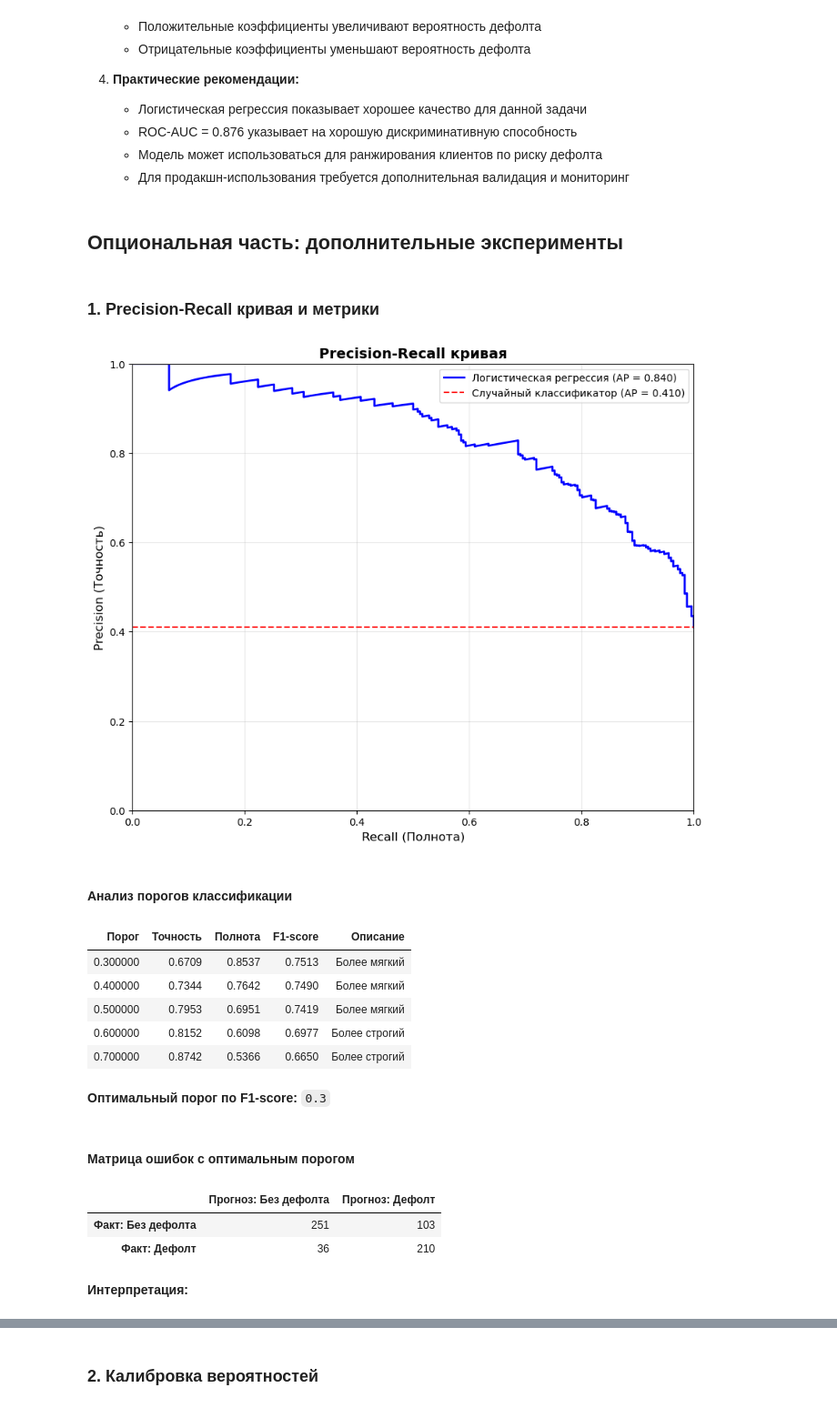
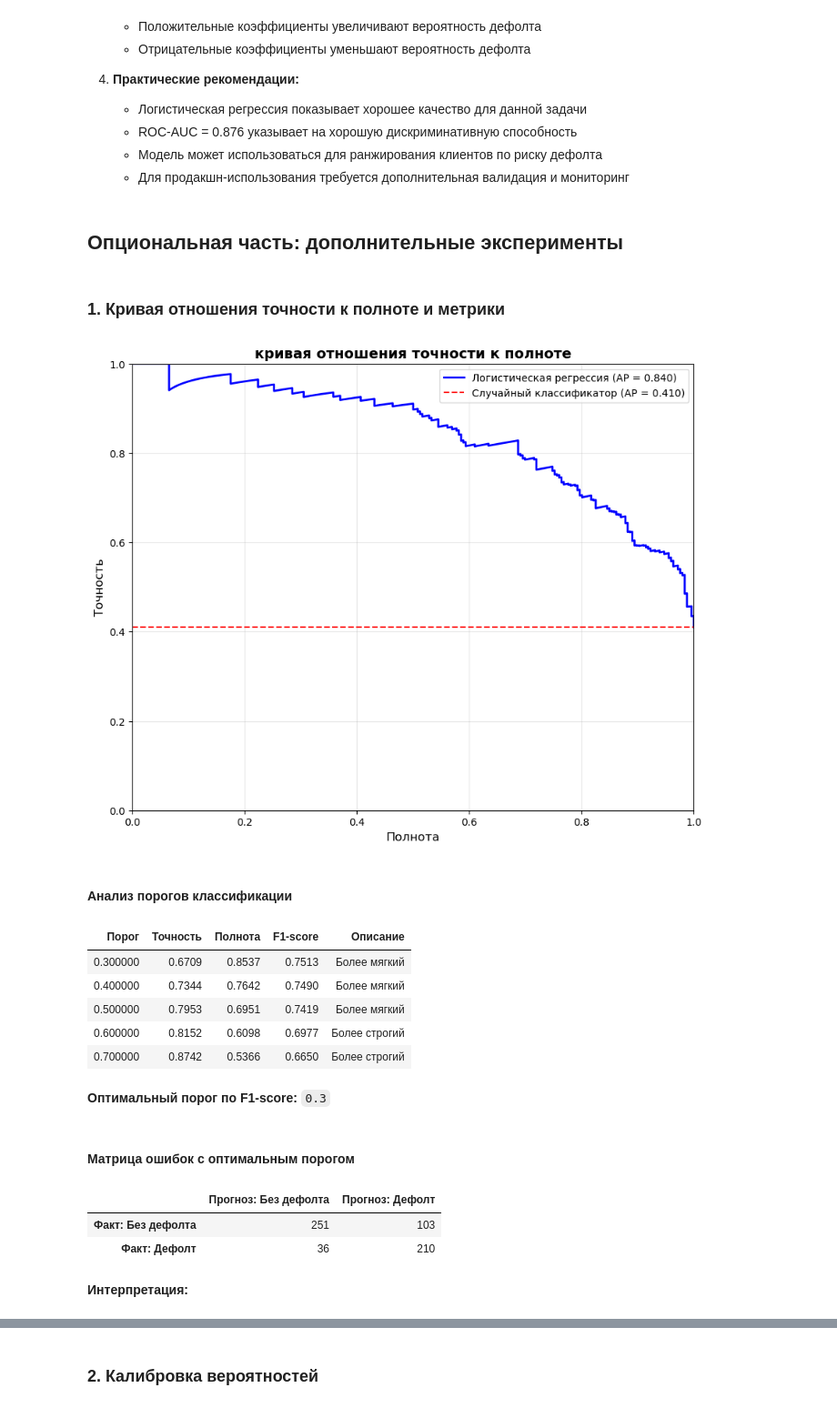
Before and after one commit to Undeadguy0/AI_ENGENIRING_PRACTICE, a Jupyter notebook: homeworks/HW05/HW05.ipynb, the cells around one changed output, grey strips where cells are left out. Shown at 91% size. Drawn from its saved outputs; the diff is of its cells as text; code cells hidden in the pictures.

```diff
--- a/homeworks/HW05/HW05.ipynb
+++ b/homeworks/HW05/HW05.ipynb
@@ -627,7 +627,7 @@ comparison_df.to_csv(results_save_path, index=False)
 # %%
 display(Markdown("##  Опциональная часть: дополнительные эксперименты"))
 
-display(Markdown("### 1.al Precision-Recl кривая и метрики"))
+display(Markdown("### 1. Кривая отношения точности к полноте и метрики"))
 
 from sklearn.metrics import precision_recall_curve, average_precision_score
 
@@ -676,35 +676,35 @@ for threshold in thresholds_to_test:
         'Описание': 'Более строгий' if threshold > 0.5 else 'Более мягкий'
     })
 
 threshold_df = pd.DataFrame(threshold_results)
 display(threshold_df.style.hide(axis='index'))
 
 # Находим оптимальный порог по F1-score
 best_idx = np.argmax([float(r['F1-score']) for r in threshold_results])
 best_threshold = thresholds_to_test[best_idx]
 display(Markdown(f"**Оптимальный порог по F1-score:** `{best_threshold}`"))
 
 # Применяем оптимальный порог
 y_pred_optimal = (y_proba_logreg >= best_threshold).astype(int)
 cm_optimal = confusion_matrix(y_test, y_pred_optimal)
 
 display(Markdown("#### Матрица ошибок с оптимальным порогом"))
 cm_optimal_df = pd.DataFrame(cm_optimal,
                              index=['Факт: Без дефолта', 'Факт: Дефолт'],
                              columns=['Прогноз: Без дефолта', 'Прогноз: Дефолт'])
 display(cm_optimal_df)
 
 display(Markdown("**Интерпретация:**"))
 display(Markdown("""
 - **Низкий порог (0.3-0.4):** выше recall (находим больше дефолтов), но ниже precision (больше false positives)
 - **Высокий порог (0.6-0.7):** выше precision (меньше false positives), но ниже recall (пропускаем дефолты)
 - **Оптимальный порог:** баланс между precision и recall (максимизация F1-score)
 - **Выбор порога:** зависит от бизнес-требований (стоимость ошибок I и II рода)
 """))
 # %% [output]
 ##  Опциональная часть: дополнительные эксперименты
-### 1. Precision-Recall кривая и метрики
+### 1. Кривая отношения точности к полноте и метрики
-[figure, old version]
+[figure, new version]
 #### Анализ порогов классификации
 | Порог | Точность | Полнота | F1-score | Описание |
 | 0.300000 | 0.6709 | 0.8537 | 0.7513 | Более мягкий |
```
Also changed, not shown: parts of 3 cells of this notebook, 7 other files.
